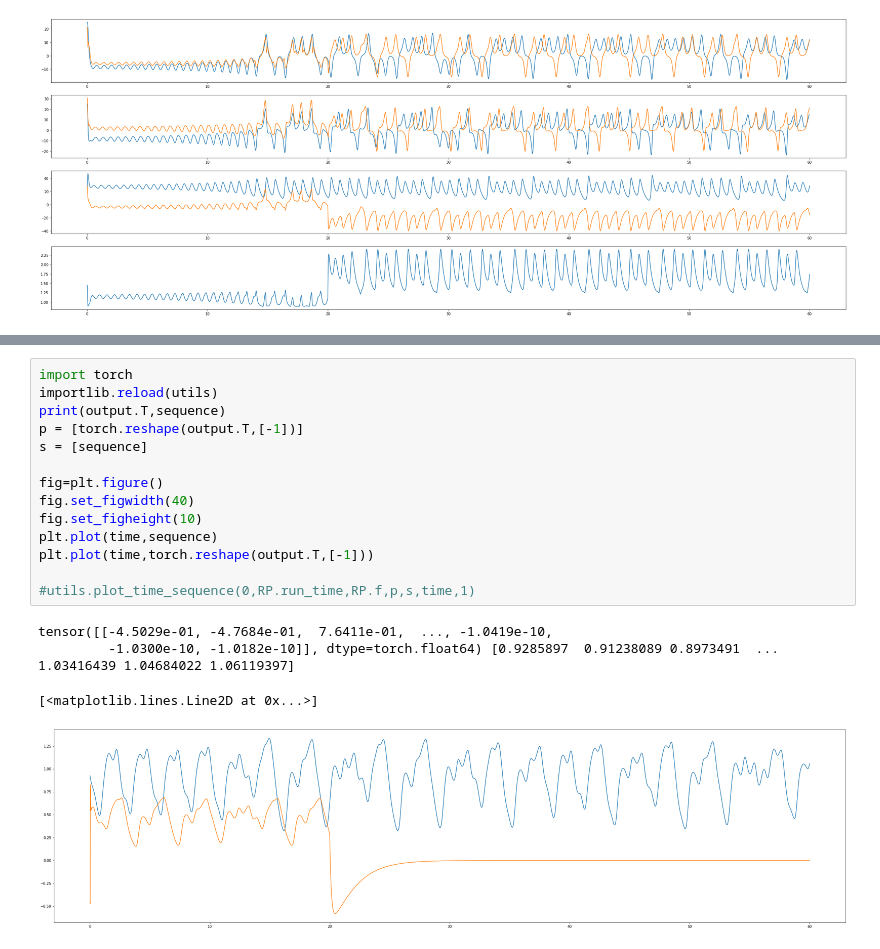
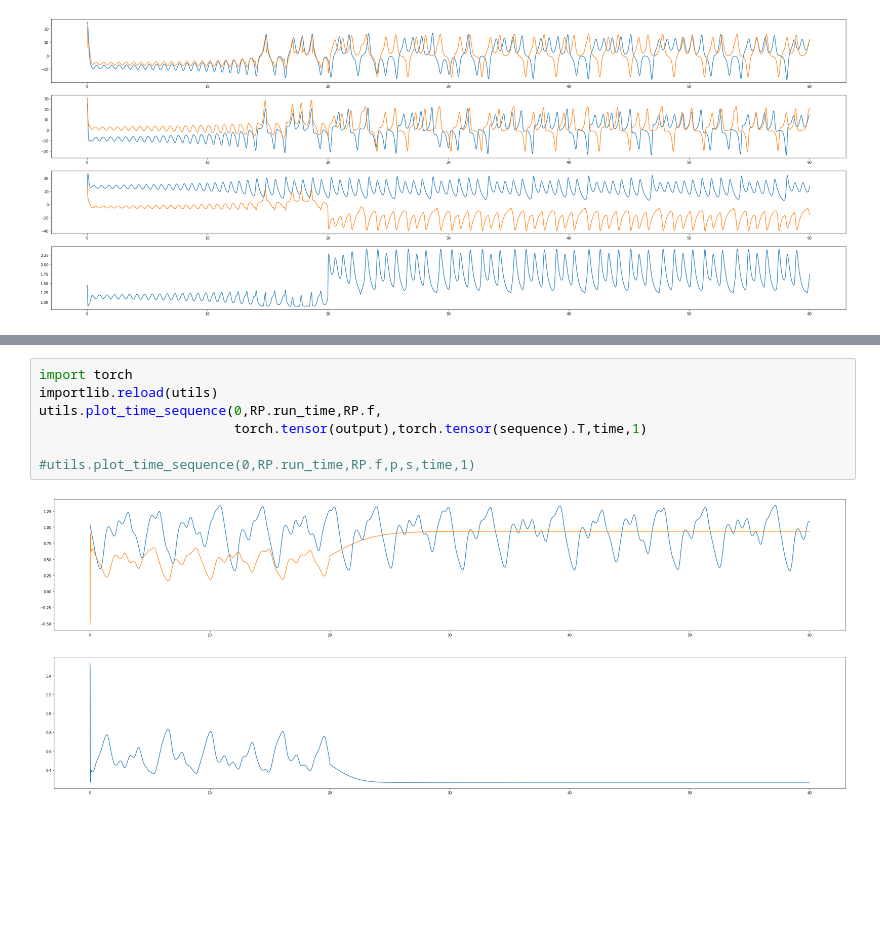
Before and after one commit to bucketfish0000/reservoir_restructure, a Jupyter notebook: reservoir.ipynb, the cells around one changed output, grey strips where cells are left out. Drawn from its saved outputs; the diff is of its cells as text; blank space fills up the shorter version.

```diff
--- a/reservoir.ipynb
+++ b/reservoir.ipynb
@@ -106,19 +142,9 @@ forced_output,_ = RP.run_with_input()
 # %%
 import torch
 importlib.reload(utils)
-print(output.T,sequence)
-p = [torch.reshape(output.T,[-1])]
-s = [sequence]
-
-fig=plt.figure()
-fig.set_figwidth(40)
-fig.set_figheight(10)
-plt.plot(time,sequence)
-plt.plot(time,torch.reshape(output.T,[-1]))
+utils.plot_time_sequence(0,RP.run_time,RP.f,
+                         torch.tensor(output),torch.tensor(sequence).T,time,1)
 
 #utils.plot_time_sequence(0,RP.run_time,RP.f,p,s,time,1)
 # %% [output]
-tensor([[-4.5029e-01, -4.7684e-01,  7.6411e-01,  ..., -1.0419e-10,
-         -1.0300e-10, -1.0182e-10]], dtype=torch.float64) [0.9285897  0.91238089 0.8973491  ... 1.03416439 1.04684022 1.06119397]
-[<matplotlib.lines.Line2D at 0x...>]
-[figure, old version]
+[figure, new version]
```
Also changed, not shown: parts of 3 cells of this notebook, 3 other files.
